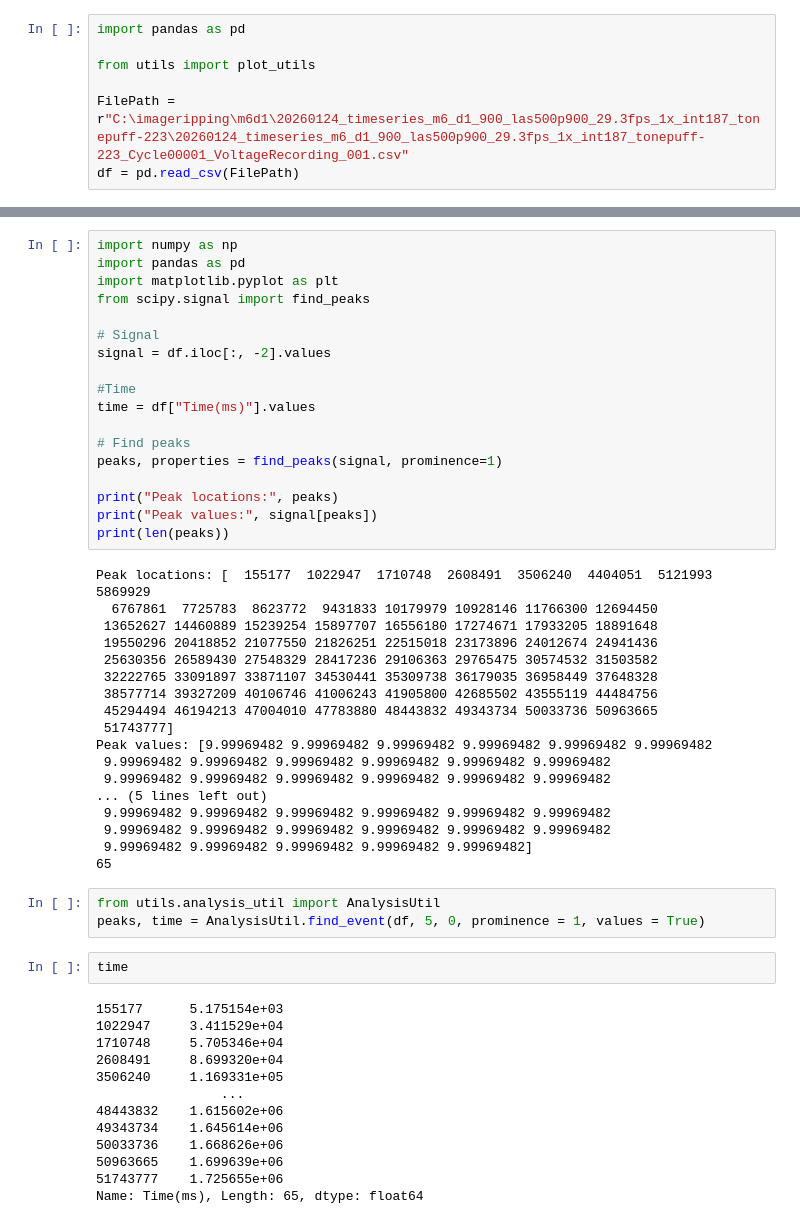
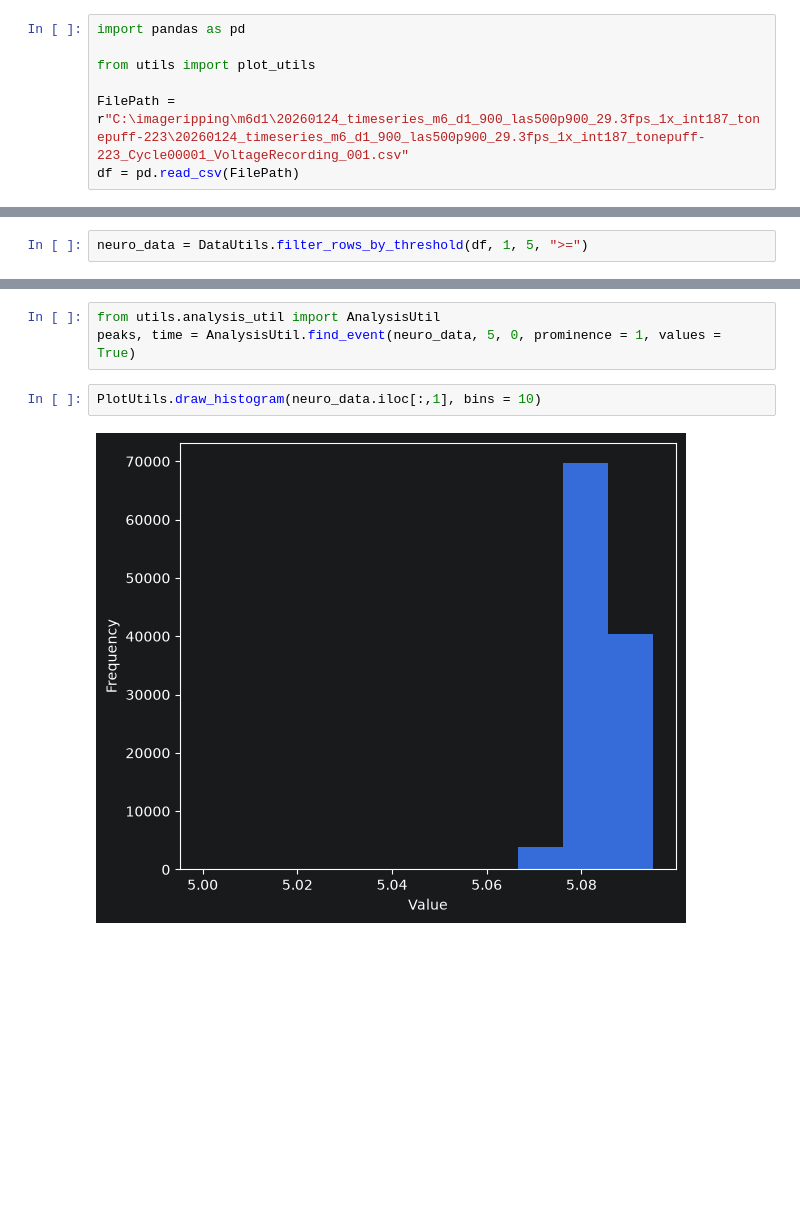
Before and after one commit to Yuchang09/DataAlign, a Jupyter notebook: scrach_space.ipynb, the cells around one changed output, grey strips where cells are left out. Cells and saved outputs as stored; diff of their text form; blank space fills up the shorter version.

```diff
--- a/scrach_space.ipynb
+++ b/scrach_space.ipynb
@@ -16,2 +14,4 @@ print(inspect.signature(PlotUtils.draw_line_plot))
+# %%
+neuro_data = DataUtils.filter_rows_by_threshold(df, 1, 5, ">=")
 # %%
 PlotUtils.draw_line_plot(
@@ -37,54 +22,7 @@ plt.show()
-# %%
-import numpy as np
-import pandas as pd
-import matplotlib.pyplot as plt
-from scipy.signal import find_peaks
-
-# Signal
-signal = df.iloc[:, -2].values
-
-#Time
-time = df["Time(ms)"].values
-
-# Find peaks
-peaks, properties = find_peaks(signal, prominence=1)
-
-print("Peak locations:", peaks)
-print("Peak values:", signal[peaks])
-print(len(peaks))
-# %% [output]
-Peak locations: [  155177  1022947  1710748  2608491  3506240  4404051  5121993  5869929
-  6767861  7725783  8623772  9431833 10179979 10928146 11766300 12694450
- 13652627 14460889 15239254 15897707 16556180 17274671 17933205 18891648
- 19550296 20418852 21077550 21826251 22515018 23173896 24012674 24941436
- 25630356 26589430 27548329 28417236 29106363 29765475 30574532 31503582
- 32222765 33091897 33871107 34530441 35309738 36179035 36958449 37648328
- 38577714 39327209 40106746 41006243 41905800 42685502 43555119 44484756
- 45294494 46194213 47004010 47783880 48443832 49343734 50033736 50963665
- 51743777]
-Peak values: [9.99969482 9.99969482 9.99969482 9.99969482 9.99969482 9.99969482
- 9.99969482 9.99969482 9.99969482 9.99969482 9.99969482 9.99969482
- 9.99969482 9.99969482 9.99969482 9.99969482 9.99969482 9.99969482
-... (5 lines left out)
- 9.99969482 9.99969482 9.99969482 9.99969482 9.99969482 9.99969482
- 9.99969482 9.99969482 9.99969482 9.99969482 9.99969482 9.99969482
- 9.99969482 9.99969482 9.99969482 9.99969482 9.99969482]
-65
 # %%
 from utils.analysis_util import AnalysisUtil
-peaks, time = AnalysisUtil.find_event(df, 5, 0, prominence = 1, values = True)
+peaks, time = AnalysisUtil.find_event(neuro_data, 5, 0, prominence = 1, values = True)
 # %%
-time
+PlotUtils.draw_histogram(neuro_data.iloc[:,1], bins = 10)
 # %% [output]
-155177      5.175154e+03
-1022947     3.411529e+04
-1710748     5.705346e+04
-2608491     8.699320e+04
-3506240     1.169331e+05
-                ...
-48443832    1.615602e+06
-49343734    1.645614e+06
-50033736    1.668626e+06
-50963665    1.699639e+06
-51743777    1.725655e+06
-Name: Time(ms), Length: 65, dtype: float64
+[figure, added]
```
Also changed, not shown: parts of 15 cells of this notebook, 7 other files.
